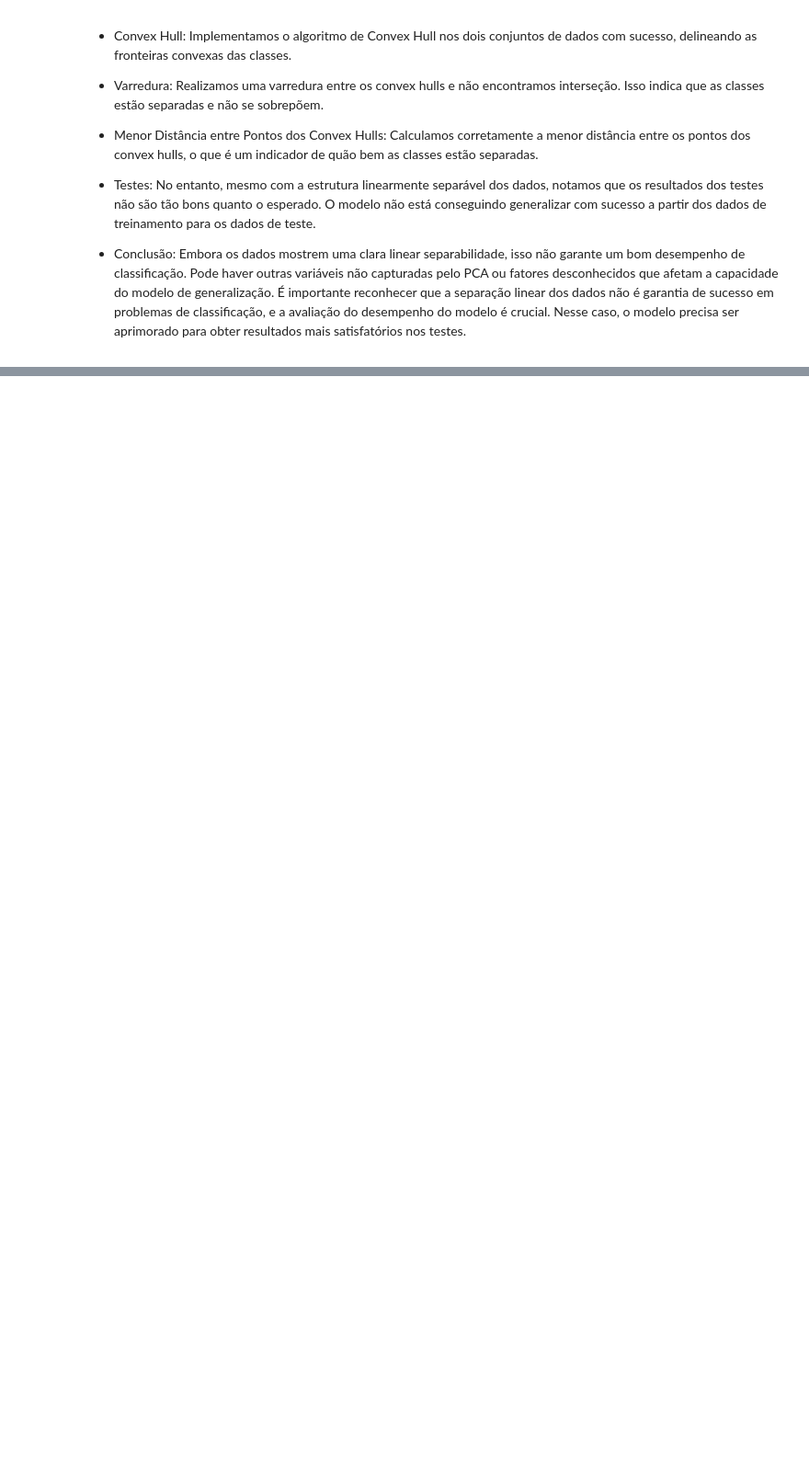
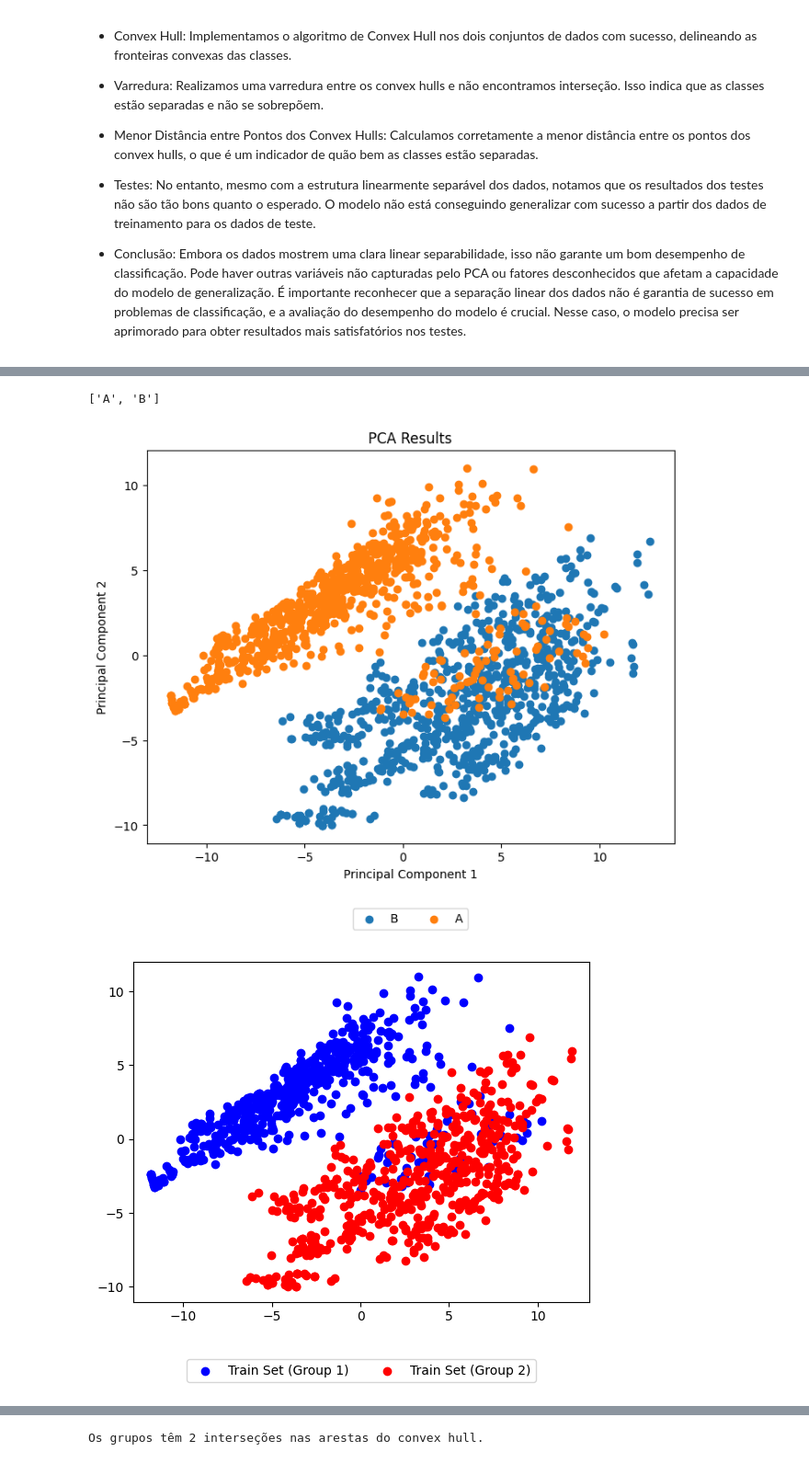
Before and after one commit to LeoOMaia/ALG-2, a Jupyter notebook: trabson.ipynb, the cells around one changed output, grey strips where cells are left out. Shown at 92% size. Cells and saved outputs as stored; diff of their text form; code cells hidden in the pictures; blank space fills up the shorter version.

```diff
--- a/trabson.ipynb
+++ b/trabson.ipynb
@@ -490,0 +527,6 @@ F1: 0.7000000000000001
+# %%
+analisa_dataset("letter.dat")
+# %% [output]
+['A', 'B']
+[figure, added]
+[figure, added]
@@ -490,0 +534 @@ F1: 0.7000000000000001
+Os grupos têm 2 interseções nas arestas do convex hull.
```
Also changed, not shown: parts of 13 cells of this notebook.
